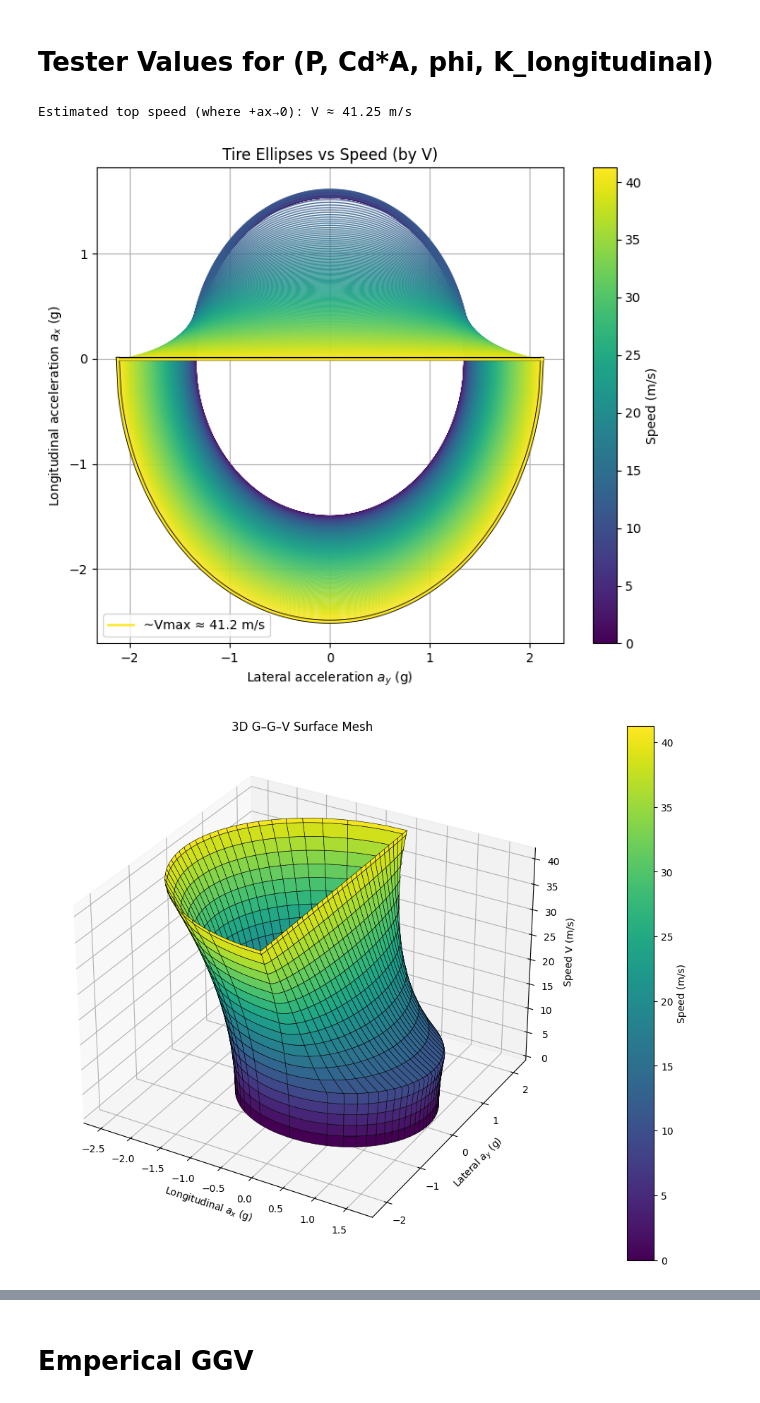
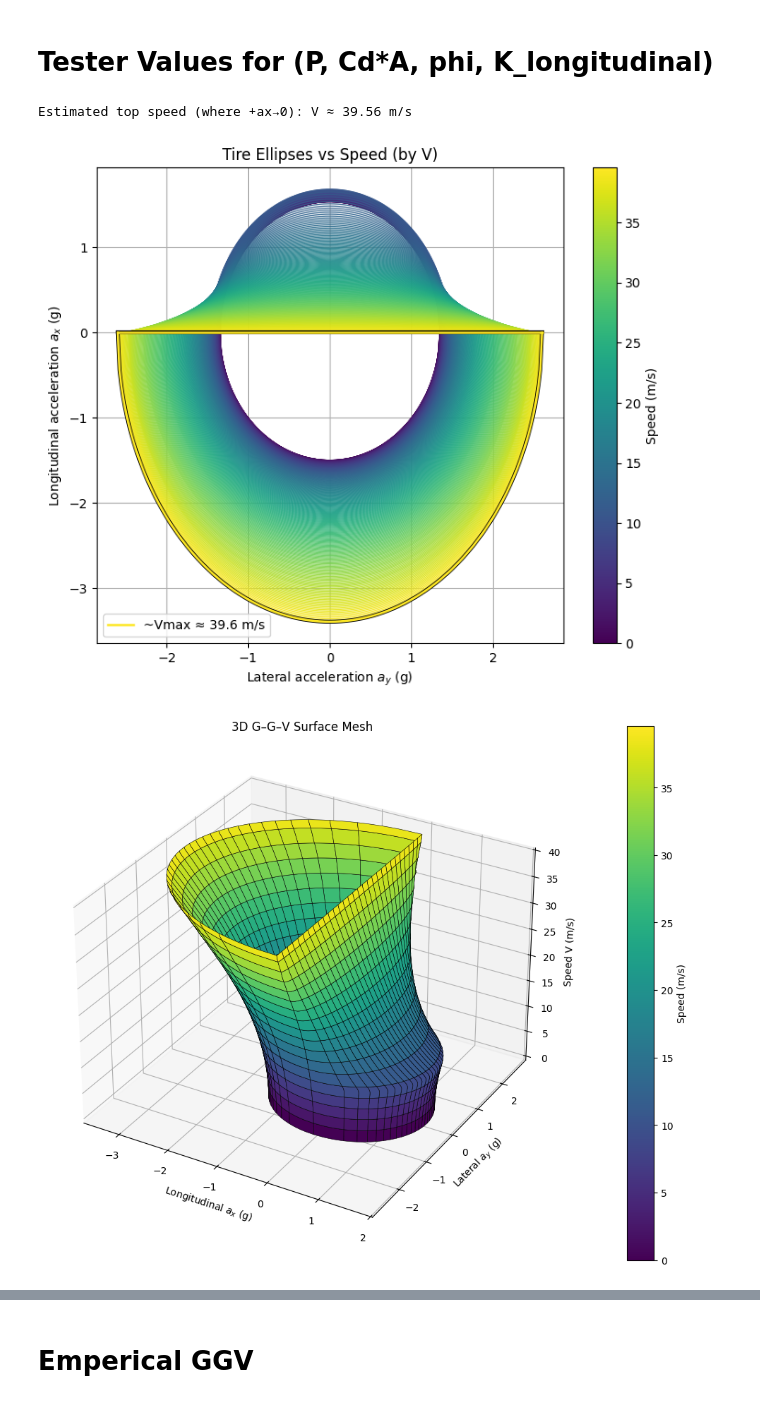
Before and after one commit to Formula-Electric-Berkeley/FEBSim, a Jupyter notebook: GGV_plot/GGV_TireEllipses_Final.ipynb, the cells around one changed output, grey strips where cells are left out. Saved outputs shown, nothing was run; the diff lists cells and outputs as text; code cells hidden in the pictures.

```diff
--- a/GGV_plot/GGV_TireEllipses_Final.ipynb
+++ b/GGV_plot/GGV_TireEllipses_Final.ipynb
@@ -21,14 +21,14 @@ TRACK_FRICTION_MULTIPLIER = 0.55  # multiplier to apply to the friction limits t
 
 # Downforce constants to calculate:
 RHO = 1.225   # kg/m^3
-CL  = -1.937755
+CL  = 3.97    # Abs value force calculation should compensate for negative sign
 A   = 1.0     # m^2
 AERO_FRONT_BALANCE = 0.50  # the fraction of aero load on the front axle
 
 # Power & drag cap
 P_WN   = 60000.0       # W, wheel power available
 ETA_DR = 0.92       # drivetrain efficiency??
-CDA    = 1.30       # m^2, aerodynamic drag area
+CDA    = 1.46       # m^2, aerodynamic drag area
 
 # LLTD parameters
 PHI_FRONT = 0.50  # fraction of lateral load transfer on front axle (rest is rear)
@@ -524,36 +524,36 @@ def ellipse_points(ax_pos_max, ax_neg_max, ay_max, n=241):
     ax_pos =  ax_pos_max * np.sqrt(np.maximum(0.0, 1.0 - (ay/ay_max)**2))
     ax_neg = -ax_neg_max * np.sqrt(np.maximum(0.0, 1.0 - (ay/ay_max)**2))
     return ax_neg, ay, ax_pos
 
 
 # RUN everything:
 CMAP_NAME = 'viridis'
 
 V_list, ellipses_2d, ggv_points, ax_pos_arr = build_ellipses_and_ggv(V_min=0.0, V_max=45.0, nV=241, n_ellipse_pts=241)
 
 # compute Vmax from +ax(V) curve
 V_max_est, i1, i2 = compute_vmax(V_list, ax_pos_arr, thresh=1e-3)
 
 # choose which ellipse to bold/outline --> this would be the top speed
 V_highlight = V_max_est if V_max_est is not None else (V_list[-1] if len(V_list) else None)
 
 # helpful print about top speed
 if V_max_est is None:
     print("Top speed not reached within 0 m/s to 60 m/s (no +ax close to 0 crossing). Highlighting the highest speed in range instead.")
 else:
     print(f"Estimated top speed (where +ax→0): V ≈ {V_max_est:.2f} m/s")
 
 #only include ellipses up to Vmax_est
 ellipses_2d = [e for e in ellipses_2d if e[0] <= (V_max_est if V_max_est else 60)]
 
 # Draw plots!!
 plot_ellipses_ombre(ellipses_2d, V_highlight=V_highlight, cmap_name=CMAP_NAME, g=G)
 plot_ggv_3d_surface(ellipses_2d, V_highlight=V_highlight, cmap_name=CMAP_NAME, g=G)
 #plot_ggv_3d(ggv_points, ellipses_2d, V_highlight=None, cmap_name='viridis', g=9.81)
 # %% [output]
-Estimated top speed (where +ax→0): V ≈ 41.25 m/s
+Estimated top speed (where +ax→0): V ≈ 39.56 m/s
-[figure, old version]
+[figure, new version]
-[figure, old version]
+[figure, new version]
 # %%
 def plot_ellipses(ellipses_2d, V_highlight=None, cmap_name='viridis', g=9.81):
     if not ellipses_2d:
```
Also changed, not shown: parts of 2 cells of this notebook.
